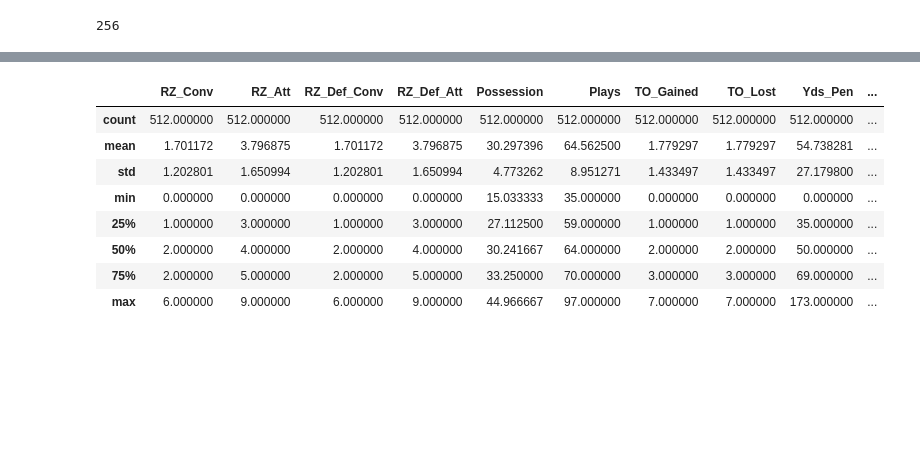
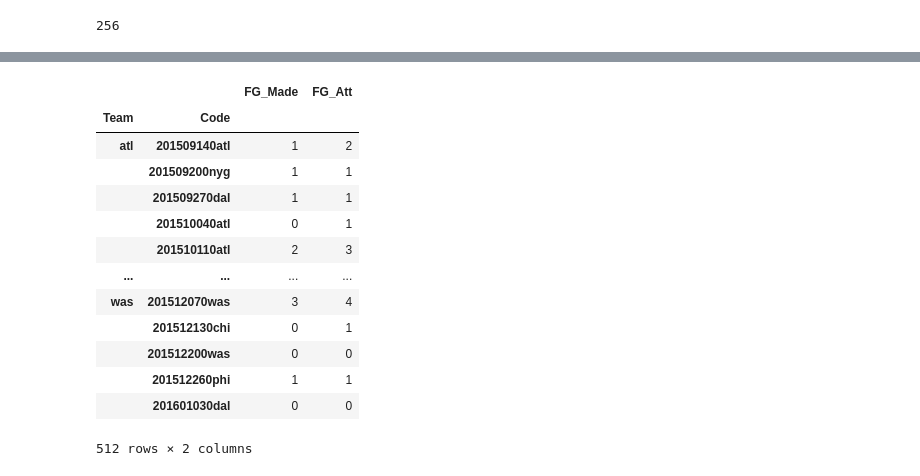
Before and after one commit to titansat74/Projects, a Jupyter notebook: Capstone Two/Cap2_Scraper2.ipynb, the cells around one changed output, grey strips where cells are left out. Saved outputs shown, nothing was run; the diff lists cells and outputs as text; code cells hidden in the pictures; blank space fills up the shorter version.

```diff
--- a/Capstone Two/Cap2_Scraper2.ipynb
+++ b/Capstone Two/Cap2_Scraper2.ipynb
@@ -56,5 +64,19 @@ gc = [gcodes[i] for i in range(len(gcodes))
 len(gc)
 # %% [output]
 256
+# %%
+tableids = ['game_info','team_stats','player_defense','returns','kicking','home_drives','vis_drives','pbp']
+for gamecode in gc:
+    wpath = 'raw/'+year+'/'+gamecode+'.pkl'
+    f = open(wpath, 'wb')
+    url = 'https://www.pro-football-reference.com/boxscores/'+gamecode+'.htm'
+    res = requests.get(url)
+    table = pd.read_html(res.text,attrs={'class':'linescore nohover stats_table no_freeze'},flavor='bs4')
+    pickle.dump(table[0],f)
+    for tableid in tableids:
+        table = get_table(res,gamecode,tableid)
+        pickle.dump(table,f)
+    f.close()
+print('End')
 # %%
 for gamecode in gc:
@@ -407,0 +436,3 @@ ValueError: cannot convert float NaN to integer
+# %%
+with open('df_step2_2010.data','rb') as f:
+    dfold=pickle.load(f)
@@ -426,9 +475,9 @@ Data columns (total 25 columns):
 dtypes: float64(4), int64(19), object(2)
 memory usage: 135.1+ KB
 # %%
-    path = 'data/df_step2_'+year+'.data'
-    with open(path, 'wb') as f:
-        pickle.dump(dfyear,f)
+path = 'df_step2_'+year+'.pkl'
+with open(path, 'wb') as f:
+    pickle.dump(dfyear,f)
 # %%
 dfyear.sample(10)
 # %% [output]
@@ -447,13 +496 @@ dfyear.sample(10)
 10 rows × 25 columns
-# %%
-dfyear.iloc[:,12:].describe()
-# %% [output]
-|  | RZ_Conv | RZ_Att | RZ_Def_Conv | RZ_Def_Att | Possession | Plays | TO_Gained | TO_Lost | Yds_Pen | ... |
-| count | 512.000000 | 512.000000 | 512.000000 | 512.000000 | 512.000000 | 512.000000 | 512.000000 | 512.000000 | 512.000000 | ... |
-| mean | 1.701172 | 3.796875 | 1.701172 | 3.796875 | 30.297396 | 64.562500 | 1.779297 | 1.779297 | 54.738281 | ... |
-| std | 1.202801 | 1.650994 | 1.202801 | 1.650994 | 4.773262 | 8.951271 | 1.433497 | 1.433497 | 27.179800 | ... |
-| min | 0.000000 | 0.000000 | 0.000000 | 0.000000 | 15.033333 | 35.000000 | 0.000000 | 0.000000 | 0.000000 | ... |
-| 25% | 1.000000 | 3.000000 | 1.000000 | 3.000000 | 27.112500 | 59.000000 | 1.000000 | 1.000000 | 35.000000 | ... |
-| 50% | 2.000000 | 4.000000 | 2.000000 | 4.000000 | 30.241667 | 64.000000 | 2.000000 | 2.000000 | 50.000000 | ... |
-| 75% | 2.000000 | 5.000000 | 2.000000 | 5.000000 | 33.250000 | 70.000000 | 3.000000 | 3.000000 | 69.000000 | ... |
-| max | 6.000000 | 9.000000 | 6.000000 | 9.000000 | 44.966667 | 97.000000 | 7.000000 | 7.000000 | 173.000000 | ... |
@@ -463,0 +497,21 @@ special = ['200209220chi']
+# %%
+path = 'df_step2_2015.data'
+with open(path, 'rb') as f:
+    dfy=pickle.load(f)
+# %%
+dfy.loc[:,'FG_Made':'FG_Att']
+# %% [output]
+|  |  | FG_Made | FG_Att |
+| Team | Code |  |  |
+| atl | 201509140atl | 1 | 2 |
+|  | 201509200nyg | 1 | 1 |
+|  | 201509270dal | 1 | 1 |
+|  | 201510040atl | 0 | 1 |
+|  | 201510110atl | 2 | 3 |
+| ... | ... | ... | ... |
+| was | 201512070was | 3 | 4 |
+|  | 201512130chi | 0 | 1 |
+|  | 201512200was | 0 | 0 |
+|  | 201512260phi | 1 | 1 |
+|  | 201601030dal | 0 | 0 |
+512 rows × 2 columns
```
Also changed, not shown: parts of 19 cells of this notebook.
